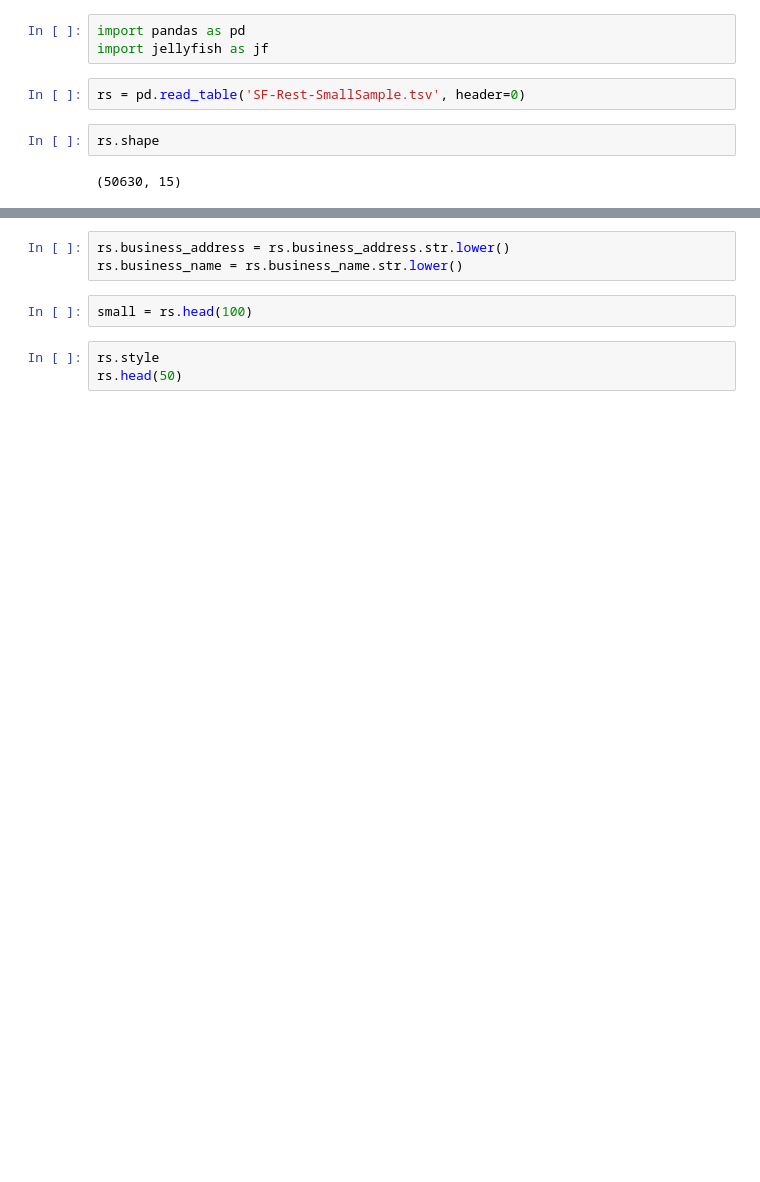
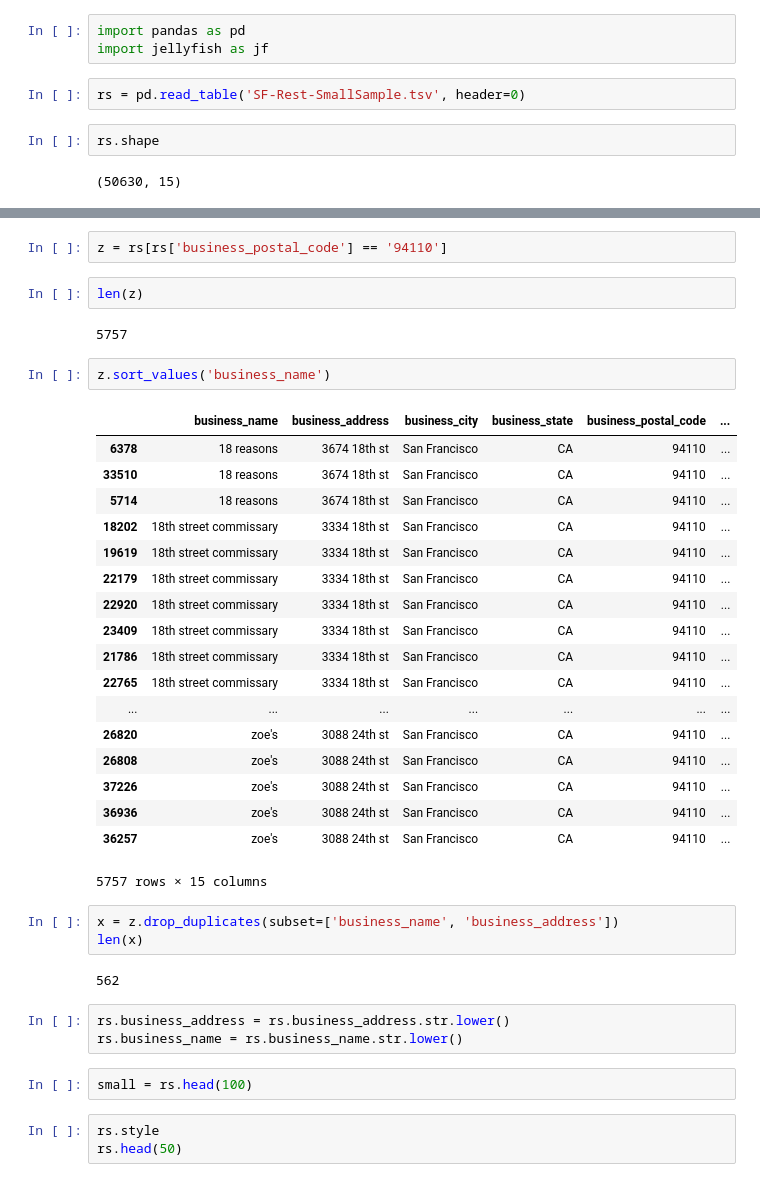
Before and after one commit to natashamathur/jungle_gym, a Jupyter notebook: trolled/0527.ipynb, the cells around one changed output, grey strips where cells are left out. Saved outputs shown, nothing was run; the diff lists cells and outputs as text; blank space fills up the shorter version.

Commit message:
need to sort more

```diff
--- a/trolled/0527.ipynb
+++ b/trolled/0527.ipynb
@@ -10,3 +34,35 @@ rs.shape
+# %%
+z = rs[rs['business_postal_code'] == '94110']
+# %%
+len(z)
+# %% [output]
+5757
+# %%
+z.sort_values('business_name')
+# %% [output]
+|  | business_name | business_address | business_city | business_state | business_postal_code | ... |
+| 6378 | 18 reasons | 3674 18th st | San Francisco | CA | 94110 | ... |
+| 33510 | 18 reasons | 3674 18th st | San Francisco | CA | 94110 | ... |
+| 5714 | 18 reasons | 3674 18th st | San Francisco | CA | 94110 | ... |
+| 18202 | 18th street commissary | 3334 18th st | San Francisco | CA | 94110 | ... |
+| 19619 | 18th street commissary | 3334 18th st | San Francisco | CA | 94110 | ... |
+| 22179 | 18th street commissary | 3334 18th st | San Francisco | CA | 94110 | ... |
+| 22920 | 18th street commissary | 3334 18th st | San Francisco | CA | 94110 | ... |
+| 23409 | 18th street commissary | 3334 18th st | San Francisco | CA | 94110 | ... |
+| 21786 | 18th street commissary | 3334 18th st | San Francisco | CA | 94110 | ... |
+| 22765 | 18th street commissary | 3334 18th st | San Francisco | CA | 94110 | ... |
+| ... | ... | ... | ... | ... | ... | ... |
+| 26820 | zoe's | 3088 24th st | San Francisco | CA | 94110 | ... |
+| 26808 | zoe's | 3088 24th st | San Francisco | CA | 94110 | ... |
+| 37226 | zoe's | 3088 24th st | San Francisco | CA | 94110 | ... |
+| 36936 | zoe's | 3088 24th st | San Francisco | CA | 94110 | ... |
+| 36257 | zoe's | 3088 24th st | San Francisco | CA | 94110 | ... |
+5757 rows × 15 columns
+# %%
+x = z.drop_duplicates(subset=['business_name', 'business_address'])
+len(x)
+# %% [output]
+562
 # %%
 rs.business_address = rs.business_address.str.lower()
 rs.business_name = rs.business_name.str.lower()
```
Also changed, not shown: parts of 32 cells of this notebook.
